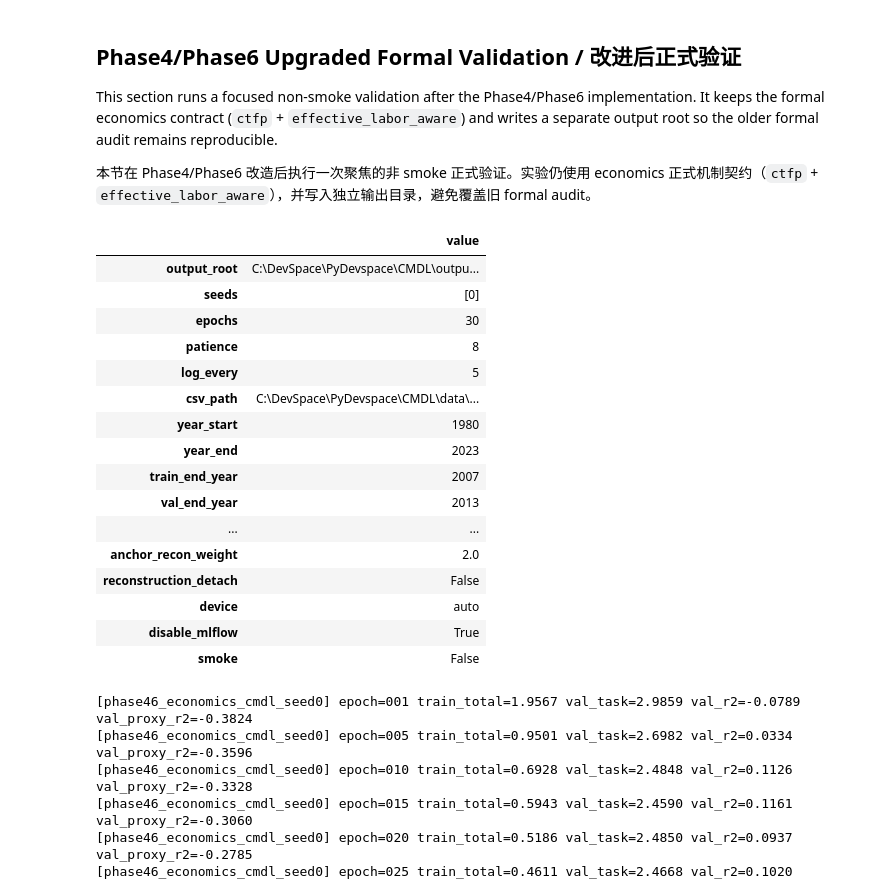
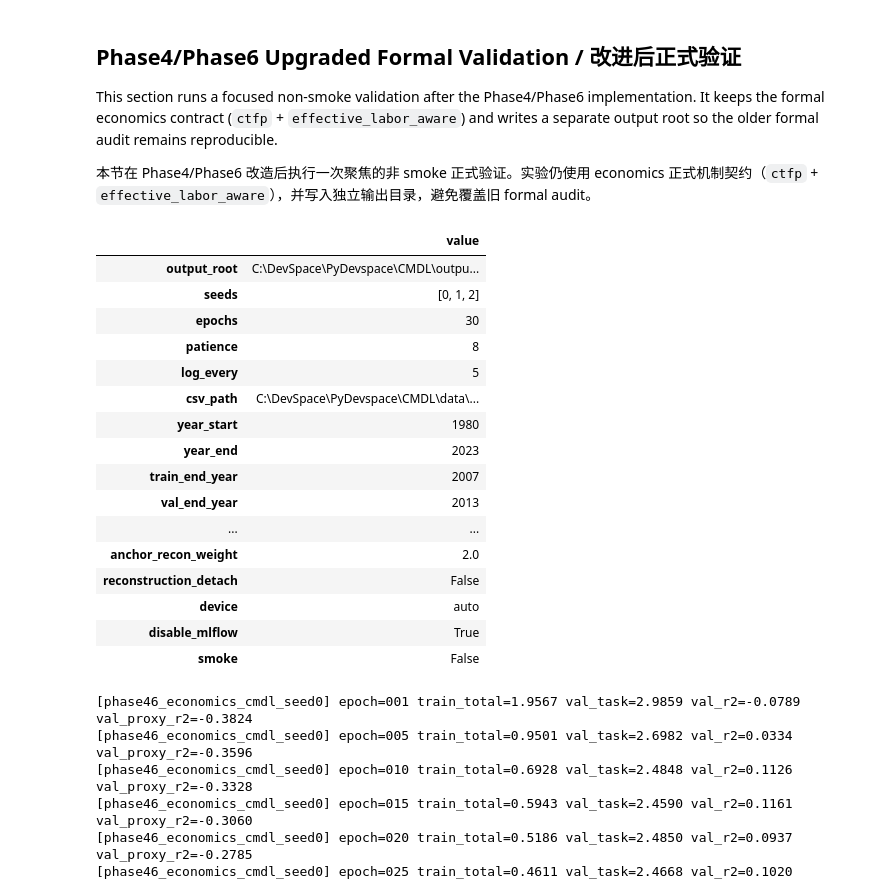
Before and after one commit to Oktinner0320/AC_GATE-CMDL, a Jupyter notebook: notebooks/02_economics_results.ipynb, the cells around one changed output. Cells and saved outputs as stored; diff of their text form; code cells hidden in the pictures.

```diff
--- a/notebooks/02_economics_results.ipynb
+++ b/notebooks/02_economics_results.ipynb
@@ -1561,11 +1561,13 @@ if str(repo_root) not in sys.path:
 from evaluation import economics_comparison as economics_comparison_module
 from experiments import run_economics as run_economics_module
 from experiments import run_economics_ablation as run_economics_ablation_module
+from experiments import run_economics_grouped_ardl as run_economics_grouped_ardl_module
 from experiments import run_economics_lstm_baseline as run_economics_lstm_baseline_module
 
 economics_comparison_module = importlib.reload(economics_comparison_module)
 run_economics_module = importlib.reload(run_economics_module)
 run_economics_ablation_module = importlib.reload(run_economics_ablation_module)
+run_economics_grouped_ardl_module = importlib.reload(run_economics_grouped_ardl_module)
 run_economics_lstm_baseline_module = importlib.reload(run_economics_lstm_baseline_module)
 
 build_economics_comparison = economics_comparison_module.build_economics_comparison
@@ -1576,11 +1578,13 @@ build_mechanism_summary_table = economics_comparison_module.build_mechanism_summ
 build_mechanism_result_log = economics_comparison_module.build_mechanism_result_log
 run_cmdl_experiment = run_economics_module.run_experiment
 run_baseline_experiment = run_economics_lstm_baseline_module.run_experiment
+run_grouped_ardl_experiment = run_economics_grouped_ardl_module.run_experiment
 run_ablation_suite = run_economics_ablation_module.run_suite
 
 PHASE46_ECONOMICS_OUTPUT_ROOT = repo_root / "outputs" / "notebook_economics" / "phase46_formal_validation"
 PHASE46_ECONOMICS_CMDL_DIR = PHASE46_ECONOMICS_OUTPUT_ROOT / "cmdl"
 PHASE46_ECONOMICS_BASELINE_DIR = PHASE46_ECONOMICS_OUTPUT_ROOT / "plain_lstm"
+PHASE46_ECONOMICS_GROUPED_ARDL_DIR = PHASE46_ECONOMICS_OUTPUT_ROOT / "grouped_ardl"
 PHASE46_ECONOMICS_ABLATION_DIR = PHASE46_ECONOMICS_OUTPUT_ROOT / "ablation"
 PHASE46_ECONOMICS_COMPARISON_DIR = PHASE46_ECONOMICS_OUTPUT_ROOT / "comparison"
 PHASE46_ECONOMICS_SEEDS = [0, 1, 2]
@@ -1609,34 +1613,35 @@ PHASE46_ECONOMICS_COMMON_ARGS = {
     "recon_loss_mode": "anchor_weighted",
     "anchor_recon_weight": 2.0,
     "reconstruction_detach": False,
     "device": "auto",
     "disable_mlflow": True,
     "smoke": False,
 }
 
 for path in [
     PHASE46_ECONOMICS_OUTPUT_ROOT,
     PHASE46_ECONOMICS_CMDL_DIR,
     PHASE46_ECONOMICS_BASELINE_DIR,
+    PHASE46_ECONOMICS_GROUPED_ARDL_DIR,
     PHASE46_ECONOMICS_ABLATION_DIR,
     PHASE46_ECONOMICS_COMPARISON_DIR,
 ]:
     path.mkdir(parents=True, exist_ok=True)
 
 phase46_economics_settings = pd.Series(
     {
         "output_root": PHASE46_ECONOMICS_OUTPUT_ROOT,
         "seeds": PHASE46_ECONOMICS_SEEDS,
         **PHASE46_ECONOMICS_PRESET,
         **PHASE46_ECONOMICS_COMMON_ARGS,
     },
     name="value",
 ).to_frame()
 display(phase46_economics_settings)
 # %% [output]
 |  | value |
 | output_root | C:\DevSpace\PyDevspace\CMDL\outpu... |
-| seeds | [0] |
+| seeds | [0, 1, 2] |
 | epochs | 30 |
 | patience | 8 |
 | log_every | 5 |
```
Also changed, not shown: parts of 2 cells of this notebook, 41 other files.
